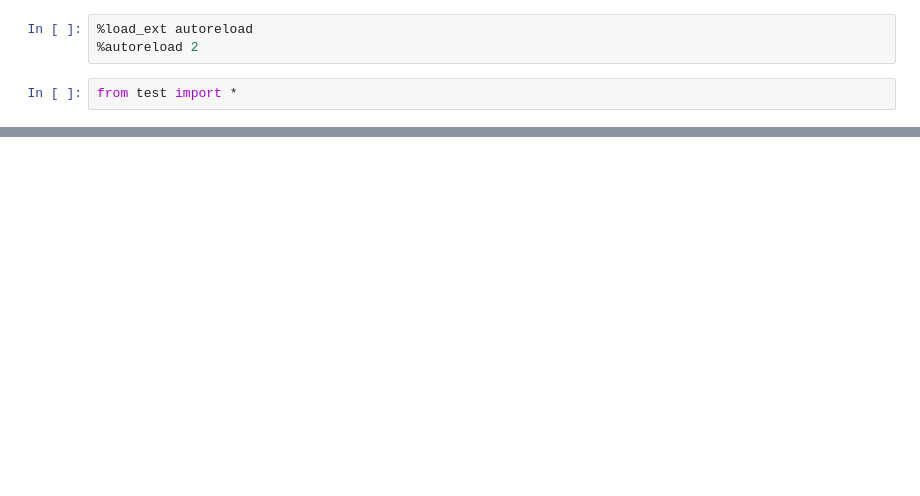
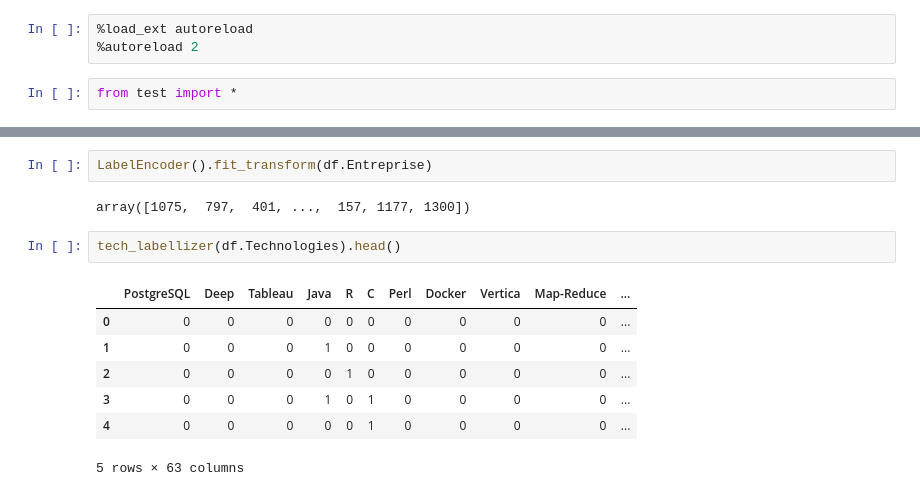
Before and after one commit to ettoreh/equancy-code-test, a Jupyter notebook: test.ipynb, the cells around one changed output, grey strips where cells are left out. Drawn from its saved outputs; the diff is of its cells as text; blank space fills up the shorter version.

```diff
--- a/test.ipynb
+++ b/test.ipynb
@@ -465,0 +351,14 @@ Ensuite plusieurs étapes sont nécessaires (entre autre un algorithme de machin
+# %%
+LabelEncoder().fit_transform(df.Entreprise)
+# %% [output]
+array([1075,  797,  401, ...,  157, 1177, 1300])
+# %%
+tech_labellizer(df.Technologies).head()
+# %% [output]
+|  | PostgreSQL | Deep | Tableau | Java | R | C | Perl | Docker | Vertica | Map-Reduce | ... |
+| 0 | 0 | 0 | 0 | 0 | 0 | 0 | 0 | 0 | 0 | 0 | ... |
+| 1 | 0 | 0 | 0 | 1 | 0 | 0 | 0 | 0 | 0 | 0 | ... |
+| 2 | 0 | 0 | 0 | 0 | 1 | 0 | 0 | 0 | 0 | 0 | ... |
+| 3 | 0 | 0 | 0 | 1 | 0 | 1 | 0 | 0 | 0 | 0 | ... |
+| 4 | 0 | 0 | 0 | 0 | 0 | 1 | 0 | 0 | 0 | 0 | ... |
+5 rows × 63 columns
```
Also changed, not shown: parts of 76 cells of this notebook, 2 other files.
